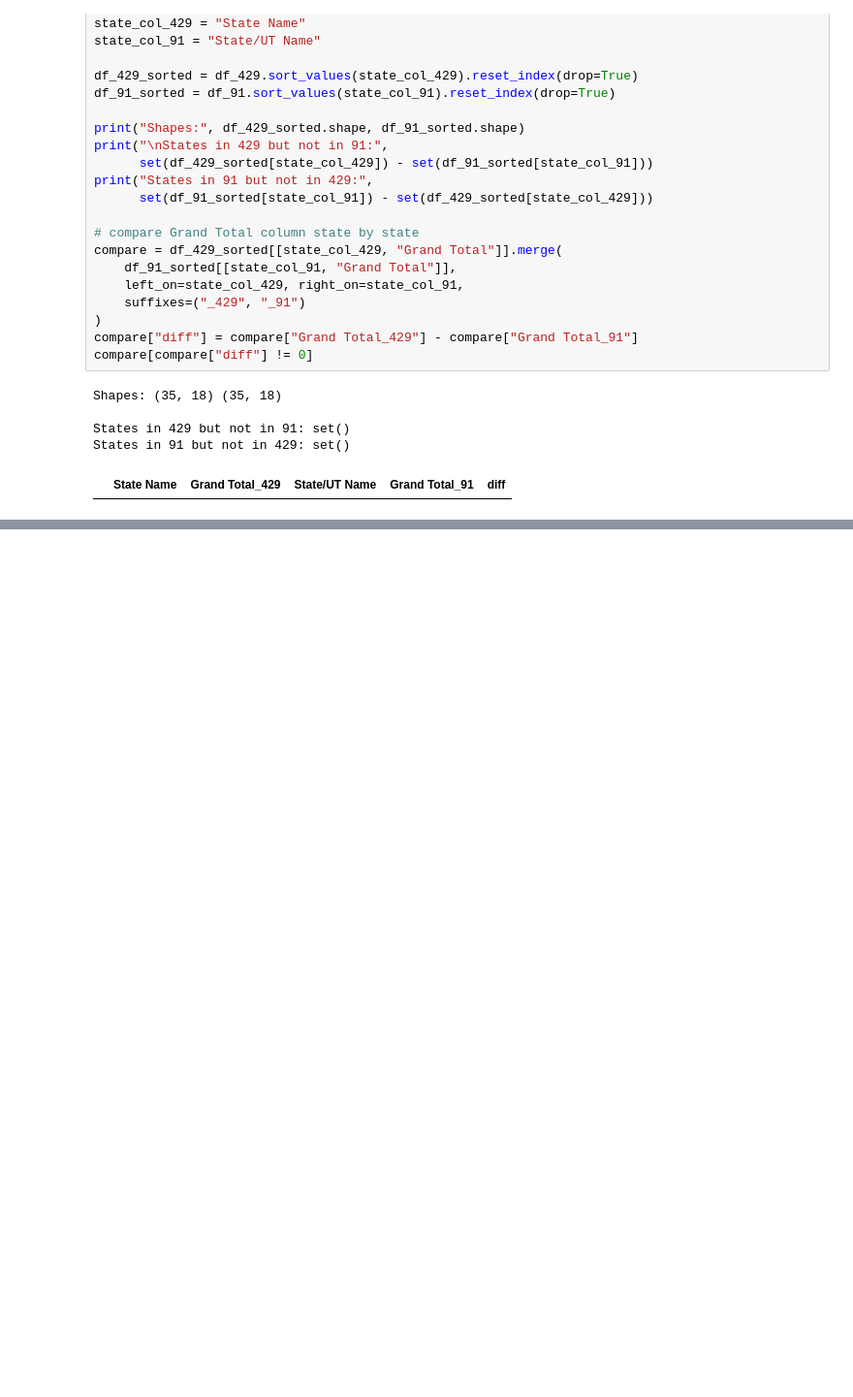
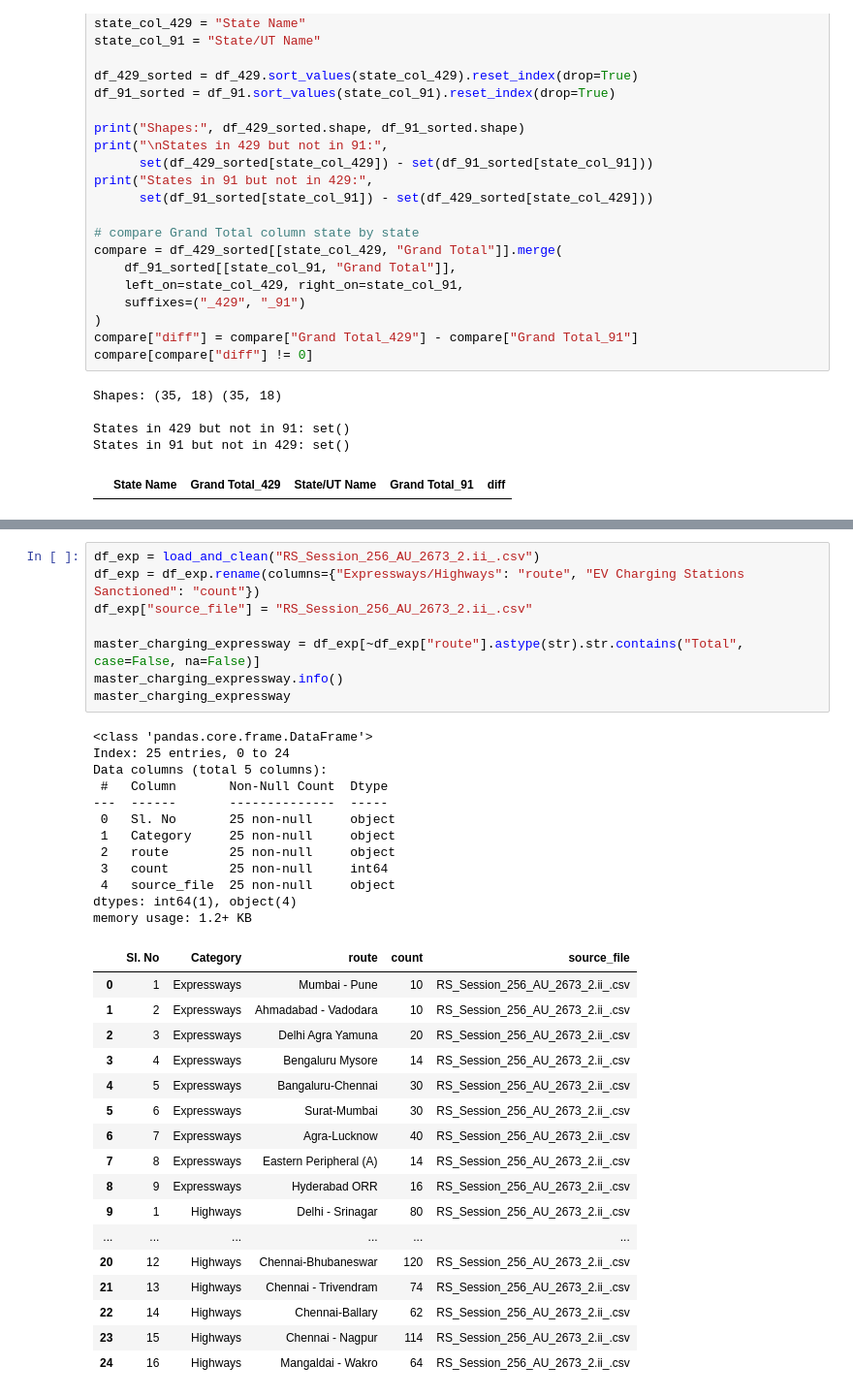
Before and after one commit to RitikaSen27/Automobile-sales-and-EV-adoption-trends, a Jupyter notebook: ev_cleaning.ipynb, the cells around one changed output, grey strips where cells are left out. Shown at 97% size. Cells and saved outputs as stored; diff of their text form; blank space fills up the shorter version.

```diff
--- a/ev_cleaning.ipynb
+++ b/ev_cleaning.ipynb
@@ -472,0 +783,38 @@ memory usage: 16.1+ KB
+# %%
+df_exp = load_and_clean("RS_Session_256_AU_2673_2.ii_.csv")
+df_exp = df_exp.rename(columns={"Expressways/Highways": "route", "EV Charging Stations Sanctioned": "count"})
+df_exp["source_file"] = "RS_Session_256_AU_2673_2.ii_.csv"
+
+master_charging_expressway = df_exp[~df_exp["route"].astype(str).str.contains("Total", case=False, na=False)]
+master_charging_expressway.info()
+master_charging_expressway
+# %% [output]
+<class 'pandas.core.frame.DataFrame'>
+Index: 25 entries, 0 to 24
+Data columns (total 5 columns):
+ #   Column       Non-Null Count  Dtype
+---  ------       --------------  -----
+ 0   Sl. No       25 non-null     object
+ 1   Category     25 non-null     object
+ 2   route        25 non-null     object
+ 3   count        25 non-null     int64
+ 4   source_file  25 non-null     object
+dtypes: int64(1), object(4)
+memory usage: 1.2+ KB
+|  | Sl. No | Category | route | count | source_file |
+| 0 | 1 | Expressways | Mumbai - Pune | 10 | RS_Session_256_AU_2673_2.ii_.csv |
+| 1 | 2 | Expressways | Ahmadabad - Vadodara | 10 | RS_Session_256_AU_2673_2.ii_.csv |
+| 2 | 3 | Expressways | Delhi Agra Yamuna | 20 | RS_Session_256_AU_2673_2.ii_.csv |
+| 3 | 4 | Expressways | Bengaluru Mysore | 14 | RS_Session_256_AU_2673_2.ii_.csv |
+| 4 | 5 | Expressways | Bangaluru-Chennai | 30 | RS_Session_256_AU_2673_2.ii_.csv |
+| 5 | 6 | Expressways | Surat-Mumbai | 30 | RS_Session_256_AU_2673_2.ii_.csv |
+| 6 | 7 | Expressways | Agra-Lucknow | 40 | RS_Session_256_AU_2673_2.ii_.csv |
+| 7 | 8 | Expressways | Eastern Peripheral (A) | 14 | RS_Session_256_AU_2673_2.ii_.csv |
+| 8 | 9 | Expressways | Hyderabad ORR | 16 | RS_Session_256_AU_2673_2.ii_.csv |
+| 9 | 1 | Highways | Delhi - Srinagar | 80 | RS_Session_256_AU_2673_2.ii_.csv |
+| ... | ... | ... | ... | ... | ... |
+| 20 | 12 | Highways | Chennai-Bhubaneswar | 120 | RS_Session_256_AU_2673_2.ii_.csv |
+| 21 | 13 | Highways | Chennai - Trivendram | 74 | RS_Session_256_AU_2673_2.ii_.csv |
+| 22 | 14 | Highways | Chennai-Ballary | 62 | RS_Session_256_AU_2673_2.ii_.csv |
+| 23 | 15 | Highways | Chennai - Nagpur | 114 | RS_Session_256_AU_2673_2.ii_.csv |
+| 24 | 16 | Highways | Mangaldai - Wakro | 64 | RS_Session_256_AU_2673_2.ii_.csv |
```
Also changed, not shown: parts of 12 cells of this notebook.
